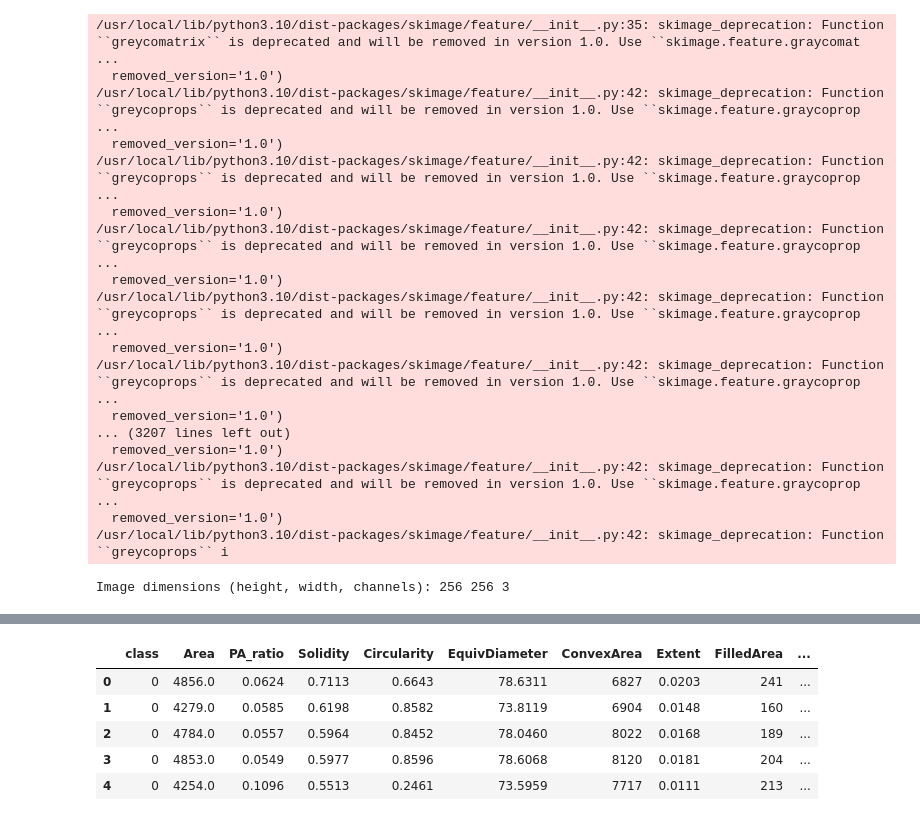
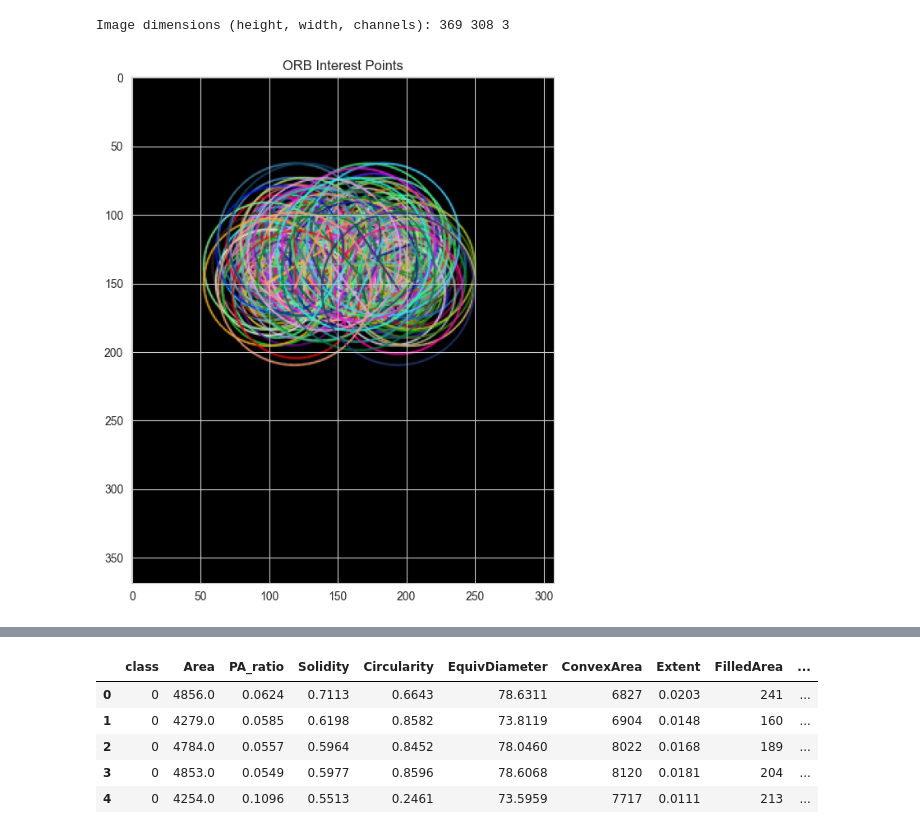
Before and after one commit to iammahbubalam/PPMI_Research_on_Parkinsons, a Jupyter notebook: src/Sadi/TextureFeaturesSadi.ipynb, the cells around one changed output, grey strips where cells are left out. Drawn from its saved outputs; the diff is of its cells as text; code cells hidden in the pictures.

Commit message:
Files updated in Sadi's folder

```diff
--- a/src/Sadi/TextureFeaturesSadi.ipynb
+++ b/src/Sadi/TextureFeaturesSadi.ipynb
@@ -128,7 +128,7 @@ def extract_features(image_path):
     return features
 
 # Define folder containing images
-folder_path = "/content/drive/MyDrive/Predicted Segmentation/Visual N"
+folder_path = "E:\\Important Documents\\Research Papers\\Parkinson's Disease\\PPMI Repos\\PPMI_Research_on_Parkinsons\\src\\Sadi\\OutputFiles\\HC"
 
 # Initialize list to store features
 all_features = []
@@ -145,37 +145,36 @@ for filename in os.listdir(folder_path):
 df = pd.DataFrame(all_features)
 
 # Save DataFrame to CSV
-df.to_csv('/content/drive/MyDrive/Predicted Segmentation/Visual_N.csv', index=False)
+df.to_csv("E:\\Important Documents\\Research Papers\\Parkinson's Disease\\PPMI Repos\\PPMI_Research_on_Parkinsons\\src\\Sadi\\OutputCSVFiles\\Visual_N.csv", index=False)
-# %% [output]
-/usr/local/lib/python3.10/dist-packages/skimage/feature/__init__.py:35: skimage_deprecation: Function ``greycomatrix`` is deprecated and will be removed in version 1.0. Use ``skimage.feature.graycomat ...
-  removed_version='1.0')
-/usr/local/lib/python3.10/dist-packages/skimage/feature/__init__.py:42: skimage_deprecation: Function ``greycoprops`` is deprecated and will be removed in version 1.0. Use ``skimage.feature.graycoprop ...
-  removed_version='1.0')
-/usr/local/lib/python3.10/dist-packages/skimage/feature/__init__.py:42: skimage_deprecation: Function ``greycoprops`` is deprecated and will be removed in version 1.0. Use ``skimage.feature.graycoprop ...
-  removed_version='1.0')
-/usr/local/lib/python3.10/dist-packages/skimage/feature/__init__.py:42: skimage_deprecation: Function ``greycoprops`` is deprecated and will be removed in version 1.0. Use ``skimage.feature.graycoprop ...
-  removed_version='1.0')
-/usr/local/lib/python3.10/dist-packages/skimage/feature/__init__.py:42: skimage_deprecation: Function ``greycoprops`` is deprecated and will be removed in version 1.0. Use ``skimage.feature.graycoprop ...
-  removed_version='1.0')
-/usr/local/lib/python3.10/dist-packages/skimage/feature/__init__.py:42: skimage_deprecation: Function ``greycoprops`` is deprecated and will be removed in version 1.0. Use ``skimage.feature.graycoprop ...
-  removed_version='1.0')
-... (3207 lines left out)
-  removed_version='1.0')
-/usr/local/lib/python3.10/dist-packages/skimage/feature/__init__.py:42: skimage_deprecation: Function ``greycoprops`` is deprecated and will be removed in version 1.0. Use ``skimage.feature.graycoprop ...
-  removed_version='1.0')
-/usr/local/lib/python3.10/dist-packages/skimage/feature/__init__.py:42: skimage_deprecation: Function ``greycoprops`` i
 # %%
 import cv2
 
 # Load the image
-image = cv2.imread('/content/drive/MyDrive/output/image_212_axial_slice_11_aug_0.png')
+image = cv2.imread("E:\\Important Documents\\Research Papers\\Parkinson's Disease\\PPMI Repos\\PPMI_Research_on_Parkinsons\\src\\Sadi\\OutputFiles\\HC\\3554_2012-03-28_13_59_56.0_slice37.png")
 
 # Get the dimensions
 height, width, channels = image.shape
 
 print("Image dimensions (height, width, channels):", height, width, channels)
 # %% [output]
-Image dimensions (height, width, channels): 256 256 3
+Image dimensions (height, width, channels): 369 308 3
+# %%
+image_dataset_path = "E:\\Important Documents\\Research Papers\\Parkinson's Disease\\PPMI Repos\\PPMI_Research_on_Parkinsons\\src\\Sadi\\OutputFiles\\HC"
+img_patient = cv2.imread(os.path.join(image_dataset_path, '3554_2012-03-28_13_59_56.0_slice37.png'))
+img_patient = cv2.cvtColor(img_patient, cv2.COLOR_BGR2RGB)
+
+
+orb = cv2.ORB_create()
+key_points, description = orb.detectAndCompute(img_patient, None)
+img_building_keypoints = cv2.drawKeypoints(img_patient,
+                                           key_points,
+                                           img_patient,
+                                           flags=cv2.DRAW_MATCHES_FLAGS_DRAW_RICH_KEYPOINTS) # Draw circles.
+plt.figure(figsize=(8, 8))
+plt.title('ORB Interest Points')
+plt.imshow(img_building_keypoints); plt.show()
+# %% [output]
+[figure, added]
 # %%
 # from google.colab import drive
 # drive.mount('/content/drive')
```
Also changed, not shown: parts of 2 cells of this notebook, 1 other file.
